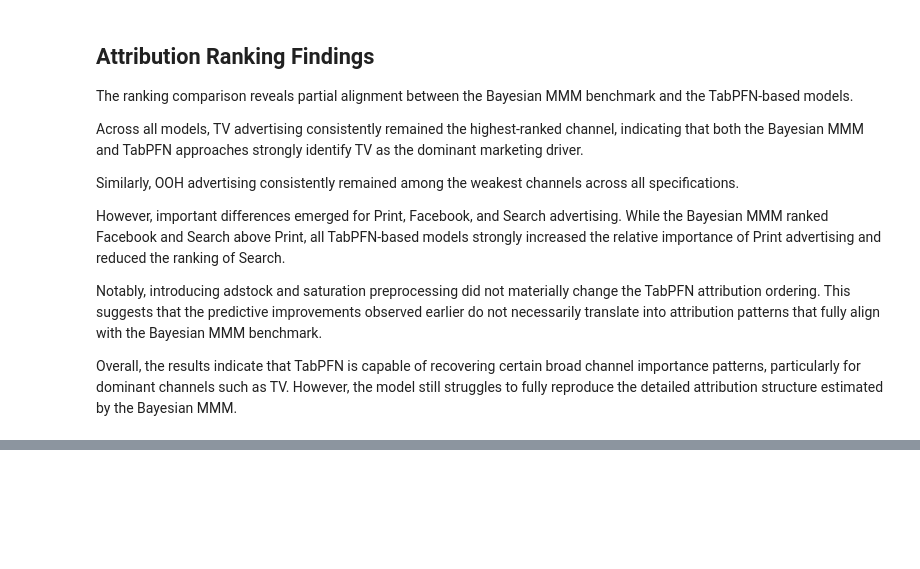
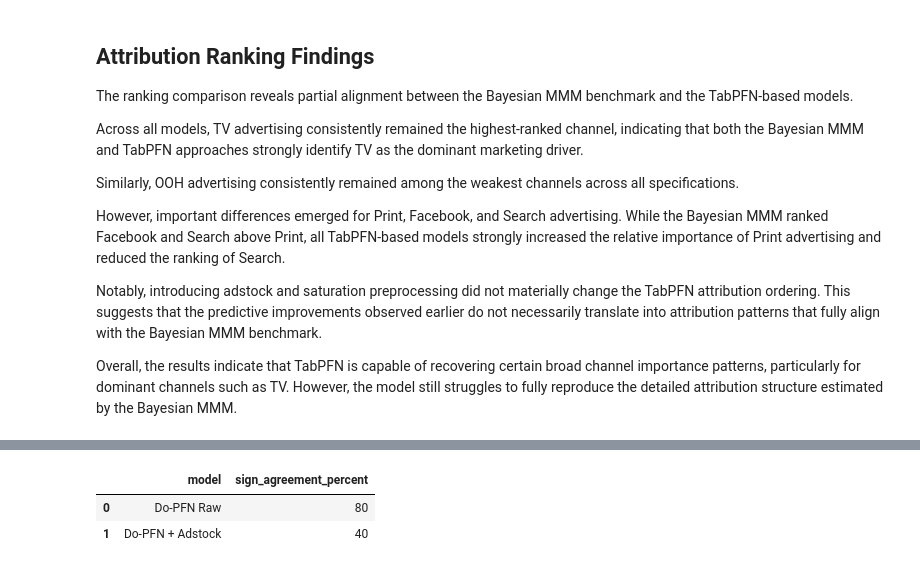
Before and after one commit to ismaelale13/seminar-mmm-pfn, a Jupyter notebook: notebooks/06_comparisons&Summary.ipynb, the cells around one changed output, grey strips where cells are left out. Cells and saved outputs as stored; diff of their text form; code cells hidden in the pictures; blank space fills up the shorter version.

```diff
--- a/notebooks/06_comparisons&Summary.ipynb
+++ b/notebooks/06_comparisons&Summary.ipynb
@@ -341,0 +350,20 @@ Overall, the results indicate that TabPFN is capable of recovering certain broad
+# %%
+# Step 1: Do-PFN sign agreement comparison
+
+dopfn_sign_df = pd.DataFrame({
+    "model": [
+        "Do-PFN Raw",
+        "Do-PFN + Adstock"
+    ],
+
+    "sign_agreement_percent": [
+        80,
+        40
+    ]
+})
+
+dopfn_sign_df
+# %% [output]
+|  | model | sign_agreement_percent |
+| 0 | Do-PFN Raw | 80 |
+| 1 | Do-PFN + Adstock | 40 |
```
Also changed, not shown: parts of 7 cells of this notebook.
